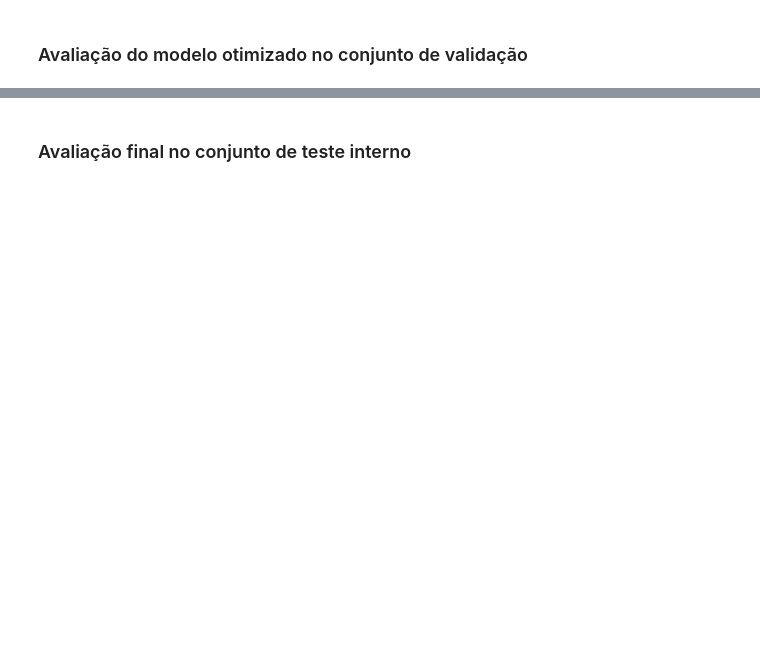
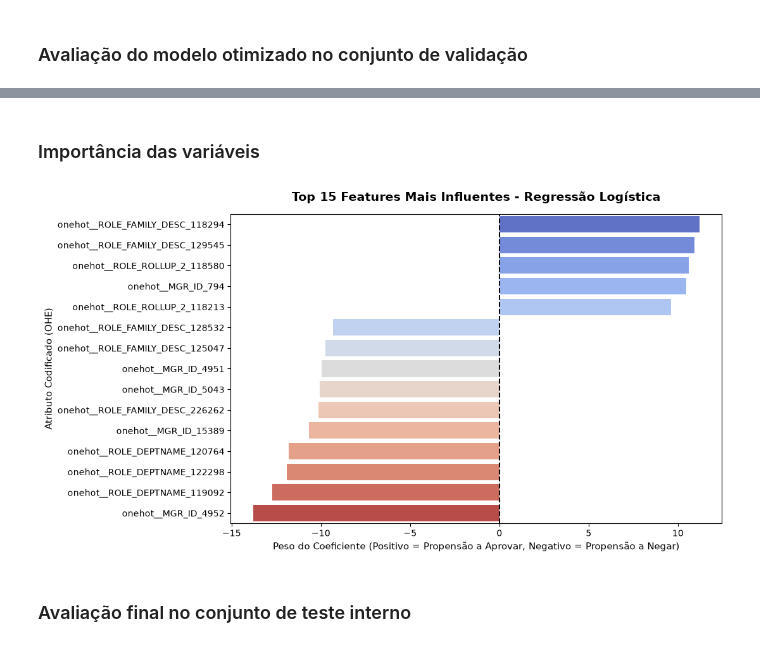
Before and after one commit to arthurtdl/access-grant-prediction, a Jupyter notebook: notebooks/models.ipynb, the cells around one changed output, grey strips where cells are left out. Saved outputs shown, nothing was run; the diff lists cells and outputs as text; code cells hidden in the pictures; blank space fills up the shorter version.

```diff
--- a/notebooks/models.ipynb
+++ b/notebooks/models.ipynb
@@ -114,3 +132,48 @@ weighted avg     0.9286    0.8421    0.8760      6554
+# %% [markdown]
+### Importância das variáveis
+# %%
+import matplotlib.pyplot as plt
+import seaborn as sns
+
+coeficientes = modelo_otimizado.coef_[0]
+
+# 1. Criando a série com os nomes originais pós-One-Hot Encoding
+importancias_lr = pd.Series(
+    coeficientes,
+    index=preprocessador.get_feature_names_out()
+)
+
+# 2. Pegando as 15 features mais fortes em valor absoluto (positivas ou negativas)
+features_mais_fortes = importancias_lr.abs().sort_values(ascending=False).head(15).index
+
+# 3. Resgatando os valores originais (com os sinais + ou -)
+importancias_top15_lr = importancias_lr[features_mais_fortes].reset_index()
+importancias_top15_lr.columns = ['Feature', 'Coeficiente']
+importancias_top15_lr = importancias_top15_lr.sort_values(by='Coeficiente', ascending=False)
+
+# 4. Plotando o Gráfico
+plt.figure(figsize=(11, 6))
+
+sns.barplot(
+    x='Coeficiente',
+    y='Feature',
+    data=importancias_top15_lr,
+    palette='coolwarm',
+    hue='Feature',
+    legend=False
+)
+
+plt.title('Top 15 Features Mais Influentes - Regressão Logística', fontsize=14, pad=15, fontweight='bold')
+plt.xlabel('Peso do Coeficiente (Positivo = Propensão a Aprovar, Negativo = Propensão a Negar)', fontsize=11)
+plt.ylabel('Atributo Codificado (OHE)', fontsize=11)
+
+# Linha preta no zero para marcar a divisão
+plt.axvline(x=0, color='black', linestyle='--', linewidth=1.5)
+
+plt.tight_layout()
+plt.show()
+# %% [output]
+[figure, added]
 # %% [markdown]
 ### Avaliação final no conjunto de teste interno
 # %%
```
Also changed, not shown: parts of 8 cells of this notebook.
